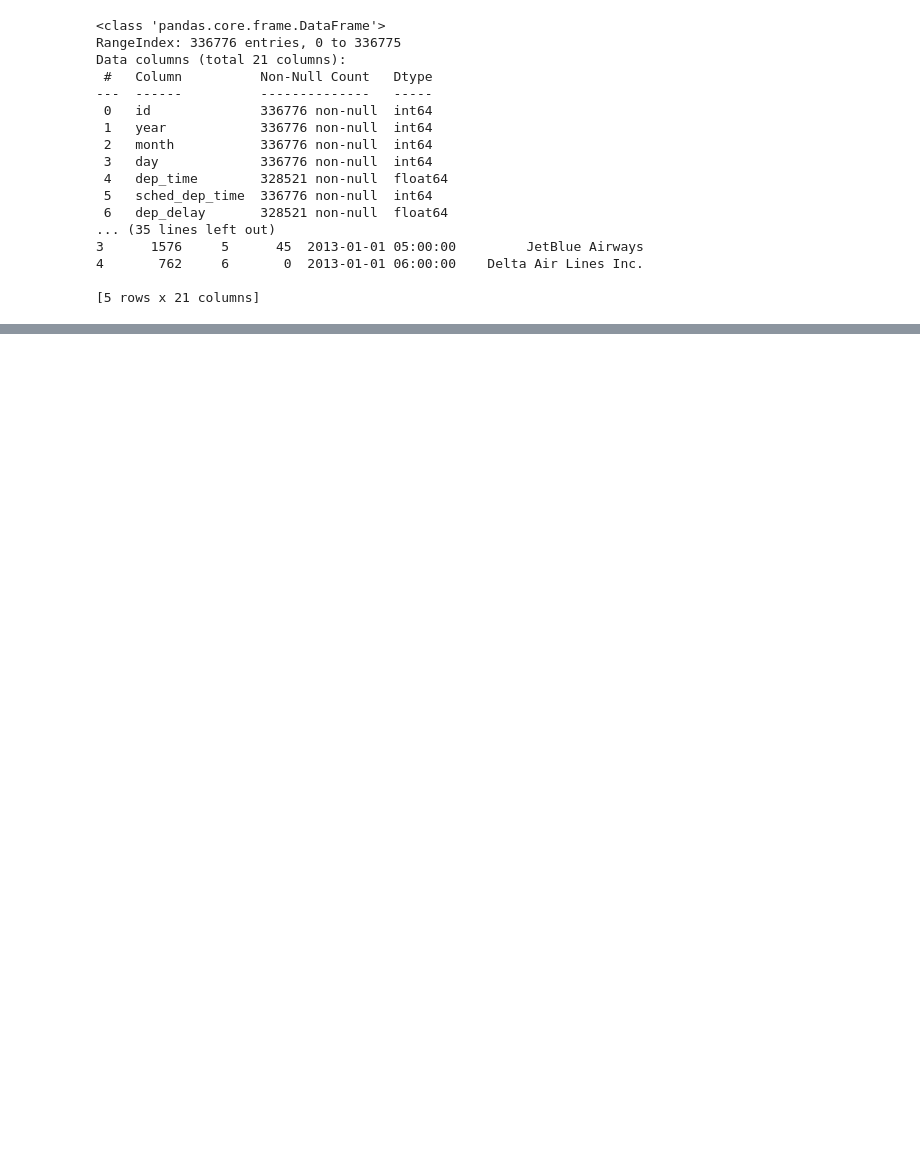
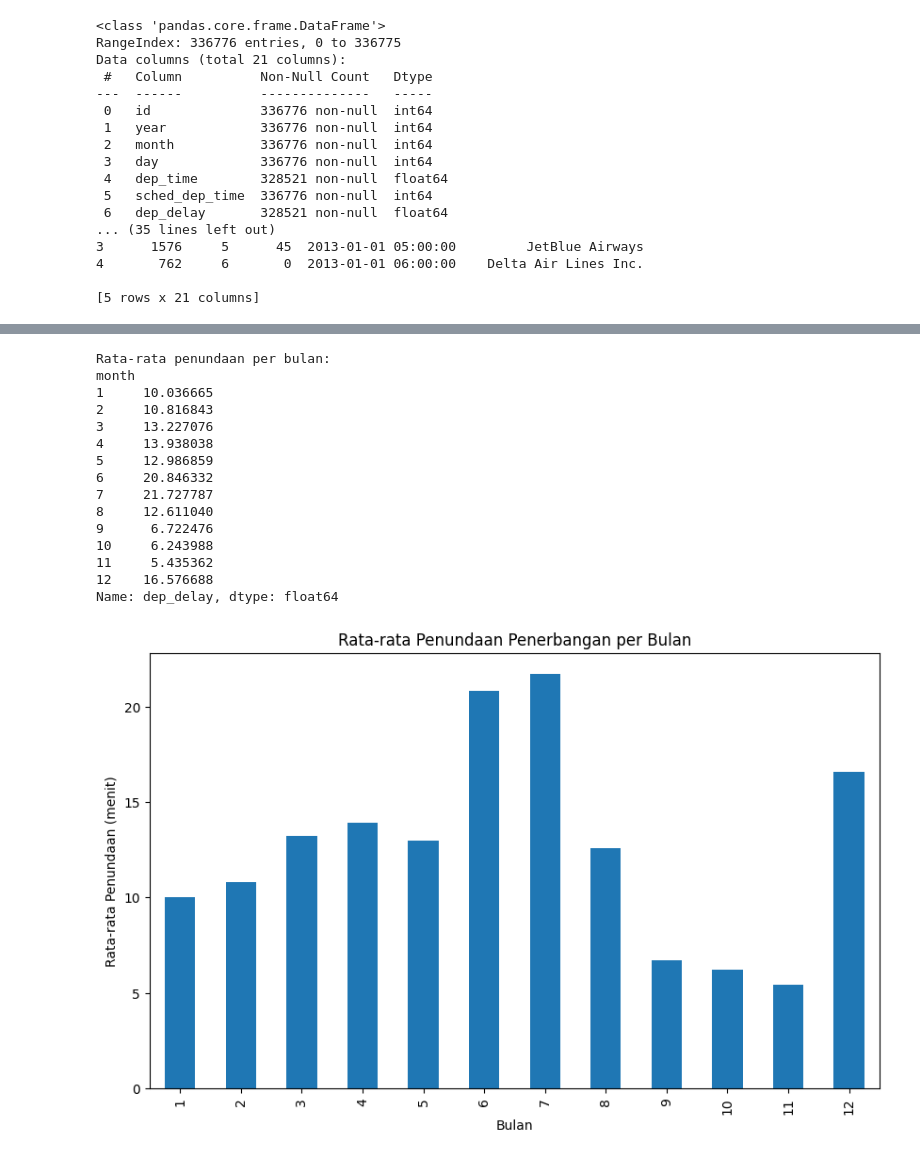
Before and after one commit to B1970/Tes1, a Jupyter notebook: Untitled4.ipynb, the cells around one changed output, grey strips where cells are left out. Cells and saved outputs as stored; diff of their text form; code cells hidden in the pictures; blank space fills up the shorter version.

```diff
--- a/Untitled4.ipynb
+++ b/Untitled4.ipynb
@@ -121,0 +120,31 @@ plt.show()
+# %%
+# Calculate average delay by month
+avg_delay_by_month = df.groupby('month')['dep_delay'].mean()
+
+print("Rata-rata penundaan per bulan:")
+print(avg_delay_by_month)
+
+# Plotting
+plt.figure(figsize=(10, 6))
+avg_delay_by_month.plot(kind='bar')
+plt.title('Rata-rata Penundaan Penerbangan per Bulan')
+plt.xlabel('Bulan')
+plt.ylabel('Rata-rata Penundaan (menit)')
+plt.show()
+# %% [output]
+Rata-rata penundaan per bulan:
+month
+1     10.036665
+2     10.816843
+3     13.227076
+4     13.938038
+5     12.986859
+6     20.846332
+7     21.727787
+8     12.611040
+9      6.722476
+10     6.243988
+11     5.435362
+12    16.576688
+Name: dep_delay, dtype: float64
+[figure, added]
```
Also changed, not shown: parts of 14 cells of this notebook.
